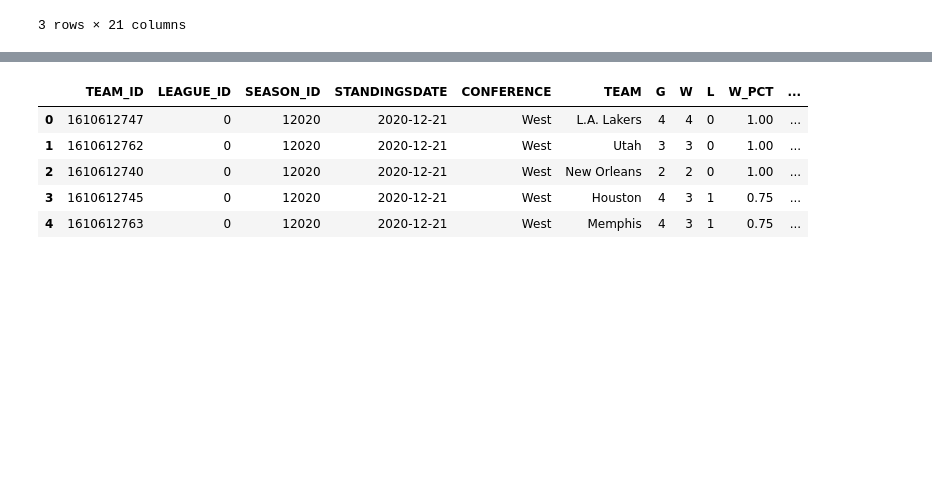
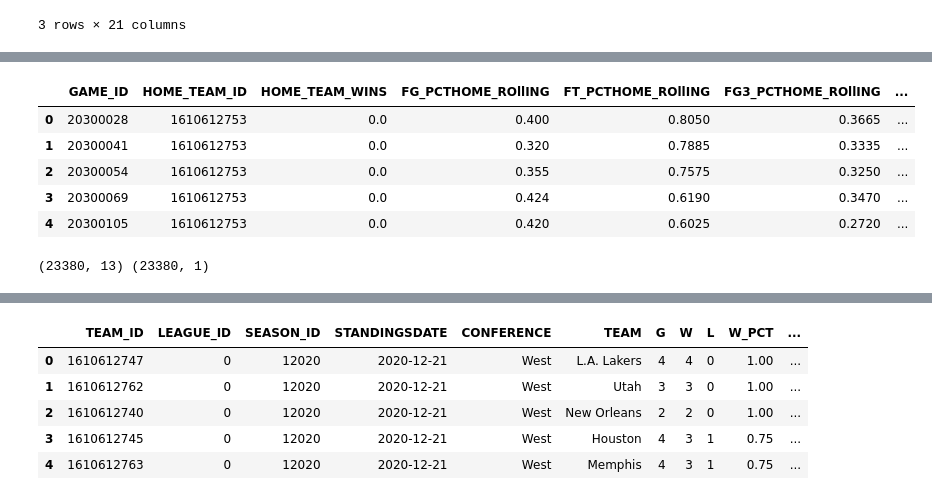
Before and after one commit to olivedisaster/final-project, a Jupyter notebook: rstest.ipynb, the cells around one changed output, grey strips where cells are left out. Cells and saved outputs as stored; diff of their text form; code cells hidden in the pictures; blank space fills up the shorter version.

```diff
--- a/rstest.ipynb
+++ b/rstest.ipynb
@@ -30,0 +157,12 @@ games.head(3)
+# %%
+clean_data = pd.merge(home_data, away_data, how="inner", on=["GAME_DATE_EST", "GAME_ID"])
+# %%
+clean_data = clean_data.drop(columns = ["GAME_DATE_EST"])
+clean_data.head()
+# %% [output]
+|  | GAME_ID | HOME_TEAM_ID | HOME_TEAM_WINS | FG_PCTHOME_ROllING | FT_PCTHOME_ROllING | FG3_PCTHOME_ROllING | ... |
+| 0 | 20300028 | 1610612753 | 0.0 | 0.400 | 0.8050 | 0.3665 | ... |
+| 1 | 20300041 | 1610612753 | 0.0 | 0.320 | 0.7885 | 0.3335 | ... |
+| 2 | 20300054 | 1610612753 | 0.0 | 0.355 | 0.7575 | 0.3250 | ... |
+| 3 | 20300069 | 1610612753 | 0.0 | 0.424 | 0.6190 | 0.3470 | ... |
+| 4 | 20300105 | 1610612753 | 0.0 | 0.420 | 0.6025 | 0.2720 | ... |
@@ -30,0 +171,7 @@ games.head(3)
+# %%
+# Assign X (data) and y (target)
+X = clean_data.drop("HOME_TEAM_WINS", axis=1)
+y = clean_data["HOME_TEAM_WINS"].values.reshape(-1, 1)
+print(X.shape, y.shape)
+# %% [output]
+(23380, 13) (23380, 1)
```
Also changed, not shown: parts of 35 cells of this notebook.
